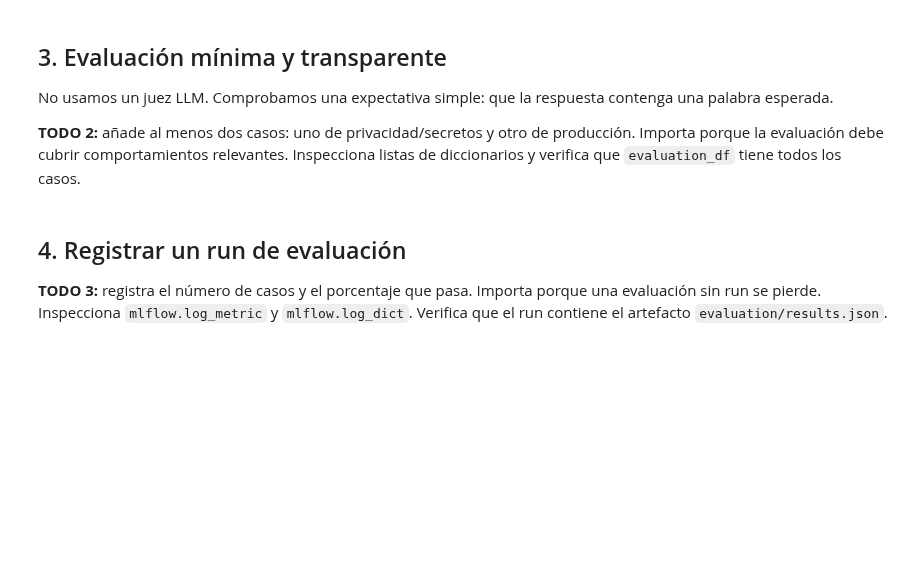
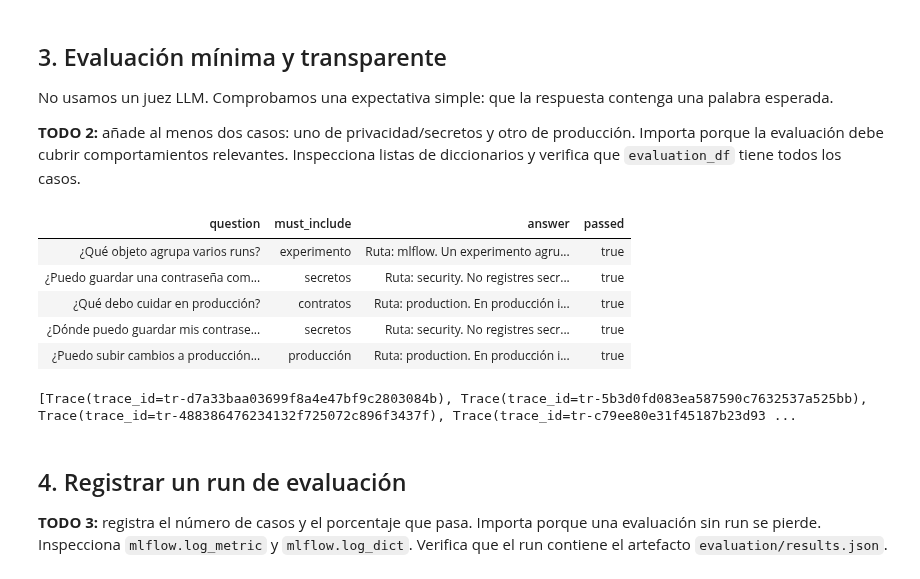
Before and after one commit to alejandroldz/icai-muiaap-operacion-de-modelos, a Jupyter notebook: semana1/modules/01-mlflow-databricks-foundations/notebooks/02_agent_llmops.ipynb, the cells around one changed output. Drawn from its saved outputs; the diff is of its cells as text; code cells hidden in the pictures; blank space fills up the shorter version.

```diff
--- a/semana1/modules/01-mlflow-databricks-foundations/notebooks/02_agent_llmops.ipynb
+++ b/semana1/modules/01-mlflow-databricks-foundations/notebooks/02_agent_llmops.ipynb
@@ -71,20 +86,29 @@ No usamos un juez LLM. Comprobamos una expectativa simple: que la respuesta cont
 # %%
 EVALUATION_DATA = [
     {"question": "¿Qué objeto agrupa varios runs?", "must_include": "experimento"},
     {"question": "¿Puedo guardar una contraseña como tag?", "must_include": "secretos"},
     {"question": "¿Qué debo cuidar en producción?", "must_include": "contratos"},
-    # TODO 2: añade dos casos más y comprueba que siguen pasando.
+    {"question": "¿Dónde puedo guardar mis contraseñas?", "must_include": "secretos"},
+    {"question": "¿Puedo subir cambios a producción rápidamente?", "must_include": "producción"}
 ]
 
 evaluation_rows = []
 for case in EVALUATION_DATA:
     answer = course_agent(case["question"])
     passed = case["must_include"].lower() in answer.lower()
     evaluation_rows.append({**case, "answer": answer, "passed": passed})
 
 evaluation_df = __import__("pandas").DataFrame(evaluation_rows)
 display(evaluation_df)
 assert evaluation_df["passed"].all(), "Alguna expectativa mínima no se cumple"
+# %% [output]
+| question | must_include | answer | passed |
+| ¿Qué objeto agrupa varios runs? | experimento | Ruta: mlflow. Un experimento agru... | true |
+| ¿Puedo guardar una contraseña com... | secretos | Ruta: security. No registres secr... | true |
+| ¿Qué debo cuidar en producción? | contratos | Ruta: production. En producción i... | true |
+| ¿Dónde puedo guardar mis contrase... | secretos | Ruta: security. No registres secr... | true |
+| ¿Puedo subir cambios a producción... | producción | Ruta: production. En producción i... | true |
+[Trace(trace_id=tr-d7a33baa03699f8a4e47bf9c2803084b), Trace(trace_id=tr-5b3d0fd083ea587590c7632537a525bb), Trace(trace_id=tr-488386476234132f725072c896f3437f), Trace(trace_id=tr-c79ee80e31f45187b23d93 ...
 # %% [markdown]
 ## 4. Registrar un run de evaluación
 
```
Also changed, not shown: parts of 7 cells of this notebook, 1 other file.
